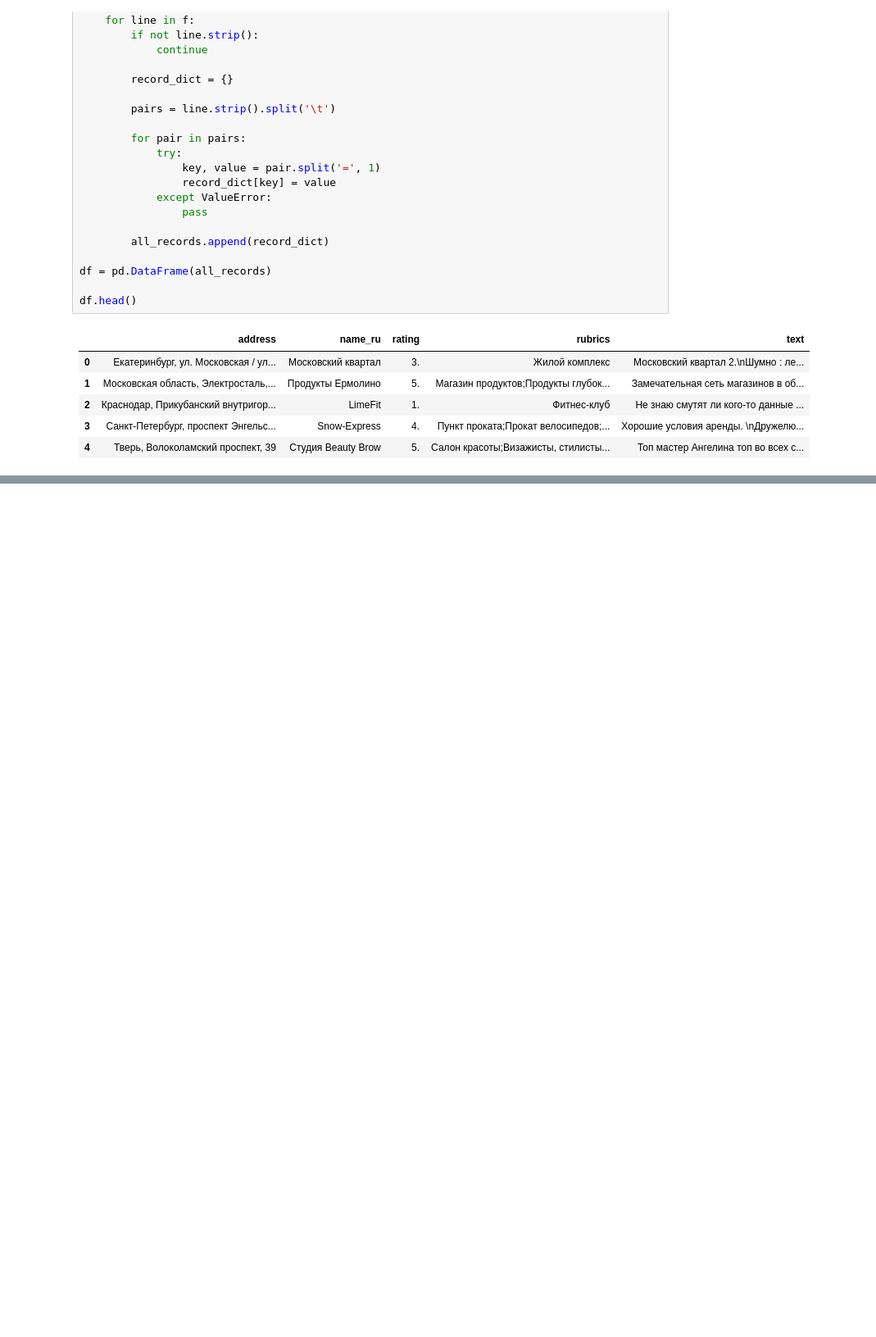
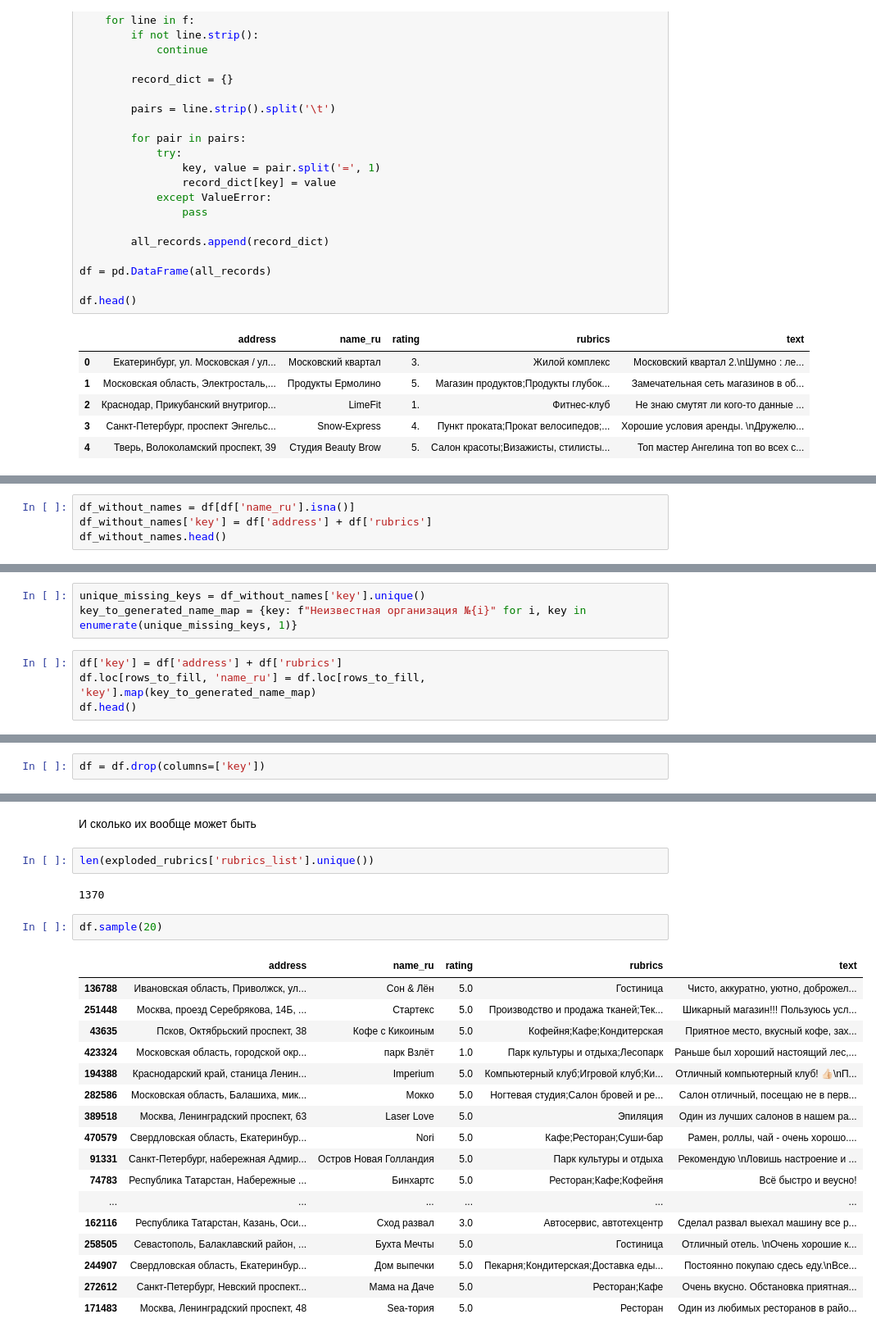
Before and after one commit to Zaides01/GP3, a Jupyter notebook: EDA.ipynb, the cells around one changed output, grey strips where cells are left out. Shown at 82% size. Saved outputs shown, nothing was run; the diff lists cells and outputs as text; blank space fills up the shorter version.

```diff
--- a/EDA.ipynb
+++ b/EDA.ipynb
@@ -35,0 +164,4 @@ df.head()
+# %%
+df_without_names = df[df['name_ru'].isna()]
+df_without_names['key'] = df['address'] + df['rubrics']
+df_without_names.head()
@@ -35,0 +180,7 @@ df.head()
+# %%
+unique_missing_keys = df_without_names['key'].unique()
+key_to_generated_name_map = {key: f"Неизвестная организация №{i}" for i, key in enumerate(unique_missing_keys, 1)}
+# %%
+df['key'] = df['address'] + df['rubrics']
+df.loc[rows_to_fill, 'name_ru'] = df.loc[rows_to_fill, 'key'].map(key_to_generated_name_map)
+df.head()
@@ -35,0 +194,2 @@ df.head()
+# %%
+df = df.drop(columns=['key'])
@@ -35,0 +234,26 @@ df.head()
+# %% [markdown]
+И сколько их вообще может быть
+# %%
+len(exploded_rubrics['rubrics_list'].unique())
+# %% [output]
+1370
+# %%
+df.sample(20)
+# %% [output]
+|  | address | name_ru | rating | rubrics | text |
+| 136788 | Ивановская область, Приволжск, ул... | Сон & Лён | 5.0 | Гостиница | Чисто, аккуратно, уютно, доброжел... |
+| 251448 | Москва, проезд Серебрякова, 14Б, ... | Стартекс | 5.0 | Производство и продажа тканей;Тек... | Шикарный магазин!!! Пользуюсь усл... |
+| 43635 | Псков, Октябрьский проспект, 38 | Кофе с Кикоиным | 5.0 | Кофейня;Кафе;Кондитерская | Приятное место, вкусный кофе, зах... |
+| 423324 | Московская область, городской окр... | парк Взлёт | 1.0 | Парк культуры и отдыха;Лесопарк | Раньше был хороший настоящий лес,... |
+| 194388 | Краснодарский край, станица Ленин... | Imperium | 5.0 | Компьютерный клуб;Игровой клуб;Ки... | Отличный компьютерный клуб! 👍🏻\nП... |
+| 282586 | Московская область, Балашиха, мик... | Мокко | 5.0 | Ногтевая студия;Салон бровей и ре... | Салон отличный, посещаю не в перв... |
+| 389518 | Москва, Ленинградский проспект, 63 | Laser Love | 5.0 | Эпиляция | Один из лучших салонов в нашем ра... |
+| 470579 | Свердловская область, Екатеринбур... | Nori | 5.0 | Кафе;Ресторан;Суши-бар | Рамен, роллы, чай - очень хорошо.... |
+| 91331 | Санкт-Петербург, набережная Адмир... | Остров Новая Голландия | 5.0 | Парк культуры и отдыха | Рекомендую \nЛовишь настроение и ... |
+| 74783 | Республика Татарстан, Набережные ... | Бинхартс | 5.0 | Ресторан;Кафе;Кофейня | Всё быстро и веусно! |
+| ... | ... | ... | ... | ... | ... |
+| 162116 | Республика Татарстан, Казань, Оси... | Сход развал | 3.0 | Автосервис, автотехцентр | Сделал развал выехал машину все р... |
+| 258505 | Севастополь, Балаклавский район, ... | Бухта Мечты | 5.0 | Гостиница | Отличный отель. \nОчень хорошие к... |
+| 244907 | Свердловская область, Екатеринбур... | Дом выпечки | 5.0 | Пекарня;Кондитерская;Доставка еды... | Постоянно покупаю сдесь еду.\nВсе... |
+| 272612 | Санкт-Петербург, Невский проспект... | Мама на Даче | 5.0 | Ресторан;Кафе | Очень вкусно. Обстановка приятная... |
+| 171483 | Москва, Ленинградский проспект, 48 | Sea-тория | 5.0 | Ресторан | Один из любимых ресторанов в райо... |
```
Also changed, not shown: parts of 43 cells of this notebook.
